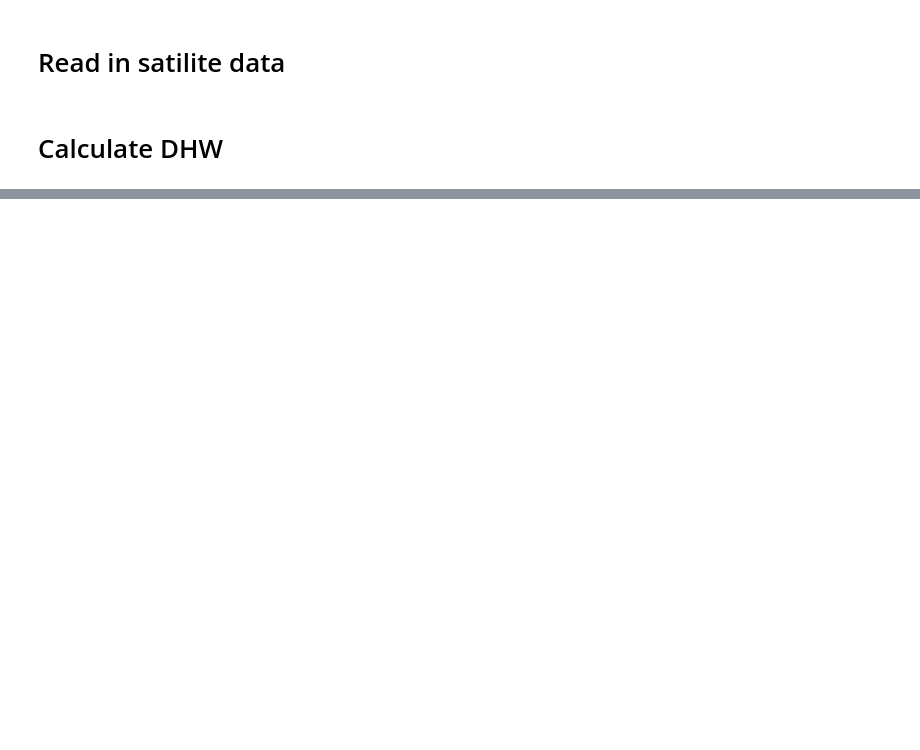
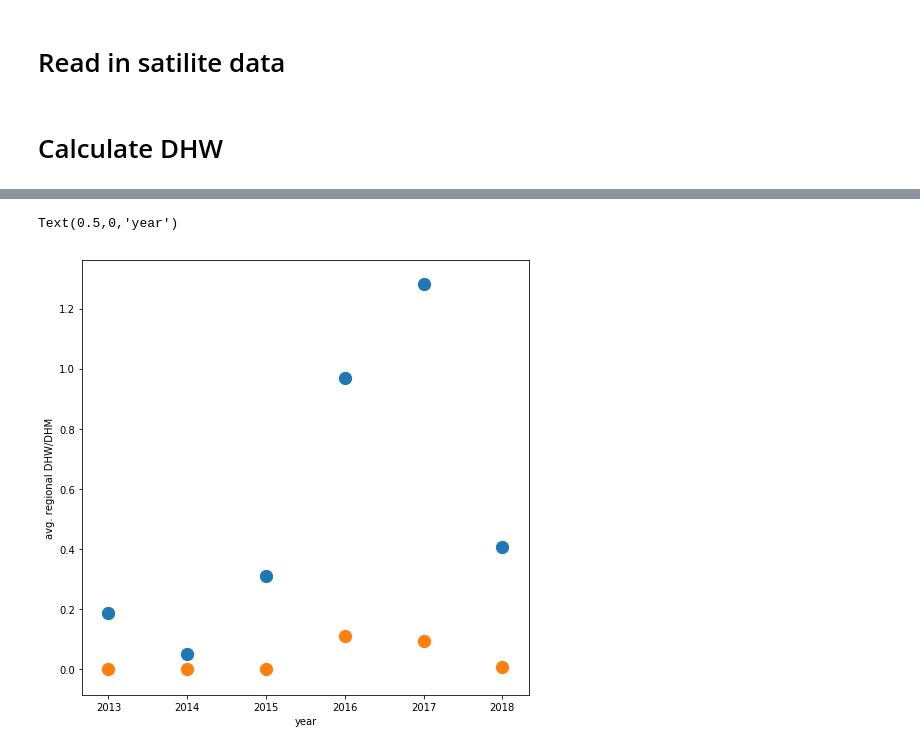
Before and after one commit to PaulHalloran/Jupiter_notebooks_halloran, a Jupyter notebook: dhw_satilite_sst.ipynb, the cells around one changed output, grey strips where cells are left out. Cells and saved outputs as stored; diff of their text form; code cells hidden in the pictures; blank space fills up the shorter version.

```diff
--- a/dhw_satilite_sst.ipynb
+++ b/dhw_satilite_sst.ipynb
@@ -293,11 +281,3 @@ lat_north = -10.0
 years_over_which_to_calculate_dhw = [2012,2019]
 # cube_region = extract_region(cube,lon_west,lon_east,lat_south,lat_north)
 cube_region = extract_region(cube,lon_west,lon_east,lat_south,lat_north)
-
-
-mmm_climatology = mmm_skirving(cube_region)
-dhw_cube_gbr = dhw(cube_region,mmm_climatology,years_over_which_to_calculate_dhw)
-
-cube_region_monthly = cube_region.aggregated_by('year', iris.analysis.MEAN)
-mmm_climatology_dhm = mmm_for_dhm(cube_region_monthly)
-dhm_cube_gbr = dhw(cube_region_monthly,mmm_climatology_dhm,years_over_which_to_calculate_dhw)
@@ -304,16 +326,16 @@ dhm_cube_gbr = dhw(cube_region_monthly,mmm_climatology_dhm,years_over_which_to_c
 # %%
 def asb(cube,threshold):
-    dhm_cube_gbr_tmp = cube.copy()
-    dhm_cube_gbr_tmp_data = dhm_cube_gbr_tmp.data
-    dhm_cube_gbr_tmp_data[np.where(dhm_cube_gbr_tmp_data <= threshold)] = 0.0
-    dhm_cube_gbr_tmp_data[np.where(dhm_cube_gbr_tmp_data > threshold)] = 1.0
-    dhm_cube_gbr_tmp.data = dhm_cube_gbr_tmp_data
-    dhm_cube_gbr_asb = dhm_cube_gbr.copy()
-    dhm_cube_gbr_asb = dhm_cube_gbr_tmp.aggregated_by(['year'], iris.analysis.SUM)
-    dhm_cube_gbr_asb_tmp = dhm_cube_gbr_asb.data
-    dhm_cube_gbr_asb_tmp[np.where(dhm_cube_gbr_asb_tmp > 1.0)] = 1.0
-    dhm_cube_gbr_asb.data = dhm_cube_gbr_asb_tmp
-    return dhm_cube_gbr_asb
+    dhvalue_cube_gbr_tmp = cube.copy()
+    dhvalue_cube_gbr_tmp_data = dhvalue_cube_gbr_tmp.data
+    dhvalue_cube_gbr_tmp_data[np.where(dhvalue_cube_gbr_tmp_data <= threshold)] = 0.0
+    dhvalue_cube_gbr_tmp_data[np.where(dhvalue_cube_gbr_tmp_data > threshold)] = 1.0
+    dhvalue_cube_gbr_tmp.data = dhvalue_cube_gbr_tmp_data
+    dhvalue_cube_gbr_asb = dhvalue_cube_gbr_tmp.copy()
+    dhvalue_cube_gbr_asb = dhvalue_cube_gbr_tmp.aggregated_by(['year'], iris.analysis.SUM)
+    dhvalue_cube_gbr_asb_tmp = dhvalue_cube_gbr_asb.data
+    dhvalue_cube_gbr_asb_tmp[np.where(dhvalue_cube_gbr_asb_tmp > 1.0)] = 1.0
+    dhvalue_cube_gbr_asb.data = dhvalue_cube_gbr_asb_tmp
+    return dhvalue_cube_gbr_asb
 
 # dhm_cube_gbr = extract_region(dhm_cube_gbr,lon_west,lon_east,lat_south,lat_north)
 dhw_cube_gbr_asb = asb(dhw_cube_gbr,8.0)
@@ -321,6 +343,6 @@ dhw_cube_gbr_asb_area_avg = area_avg(dhw_cube_gbr_asb)
 dhw_avg = area_avg(dhw_cube_gbr.aggregated_by(['year'], iris.analysis.MEAN))
 
 
-dhm_cube_gbr_asb = asb(dhm_cube_gbr,2.0)
-dhm_cube_gbr_asb_area_avg = area_avg(dhm_cube_gbr_asb)
-dhm_avg = area_avg(dhm_cube_gbr.aggregated_by(['year'], iris.analysis.MEAN))
+dhm_cube_gbr_asb_monthly = asb(dhm_cube_gbr_monthly,2.0)
+dhm_cube_gbr_asb_area_avg_monthly = area_avg(dhm_cube_gbr_asb_monthly)
+dhm_avg_monthly = area_avg(dhm_cube_gbr_monthly.aggregated_by(['year'], iris.analysis.MEAN))
@@ -335,5 +367,9 @@ qplt.pcolormesh(dhm_cube_gbr_max)
 # %%
 fig = plt.figure(figsize=(8, 8))
 plt.scatter(dhw_avg.coord('year').points,dhw_avg.data,s=150)
-plt.ylabel('avg. regional DHW')
+plt.scatter(dhm_avg_monthly.coord('year').points,dhm_avg_monthly.data,s=150)
+plt.ylabel('avg. regional DHW/DHM')
 plt.xlabel('year')
+# %% [output]
+Text(0.5,0,'year')
+[figure, added]
```
Also changed, not shown: parts of 13 cells of this notebook, 4 other files.
